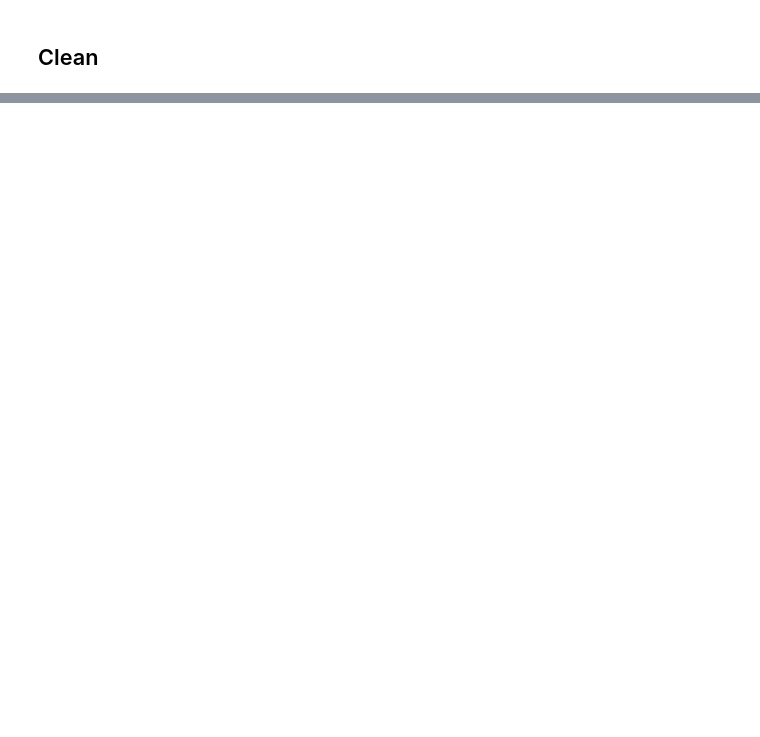
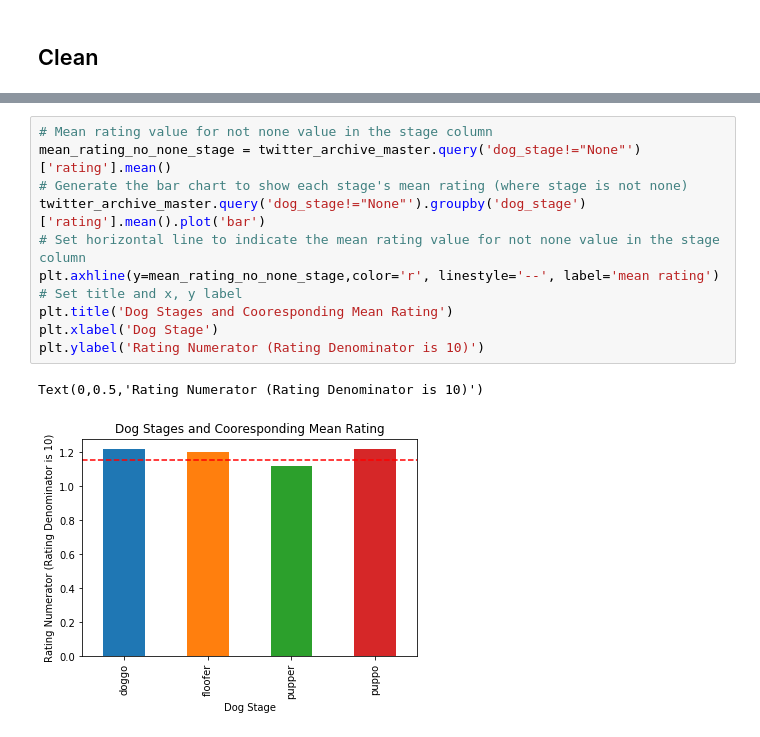
Before and after one commit to kf-wong/prj_wrangle_and_analyze_data, a Jupyter notebook: wrangle_act.ipynb, the cells around one changed output, grey strips where cells are left out. Cells and saved outputs as stored; diff of their text form; blank space fills up the shorter version.

```diff
--- a/wrangle_act.ipynb
+++ b/wrangle_act.ipynb
@@ -657,0 +1093,14 @@ memory usage: 484.9+ KB
+# %%
+# Mean rating value for not none value in the stage column
+mean_rating_no_none_stage = twitter_archive_master.query('dog_stage!="None"')['rating'].mean()
+# Generate the bar chart to show each stage's mean rating (where stage is not none)
+twitter_archive_master.query('dog_stage!="None"').groupby('dog_stage')['rating'].mean().plot('bar')
+# Set horizontal line to indicate the mean rating value for not none value in the stage column
+plt.axhline(y=mean_rating_no_none_stage,color='r', linestyle='--', label='mean rating')
+# Set title and x, y label
+plt.title('Dog Stages and Cooresponding Mean Rating')
+plt.xlabel('Dog Stage')
+plt.ylabel('Rating Numerator (Rating Denominator is 10)')
+# %% [output]
+Text(0,0.5,'Rating Numerator (Rating Denominator is 10)')
+[figure, added]
```
Also changed, not shown: parts of 205 cells of this notebook, 20 other files.
